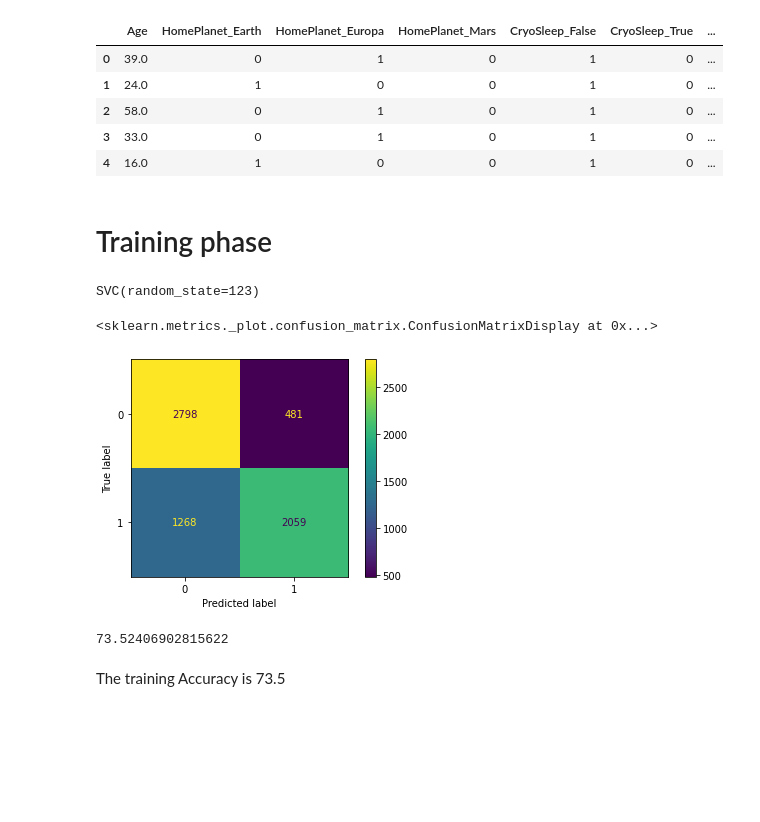
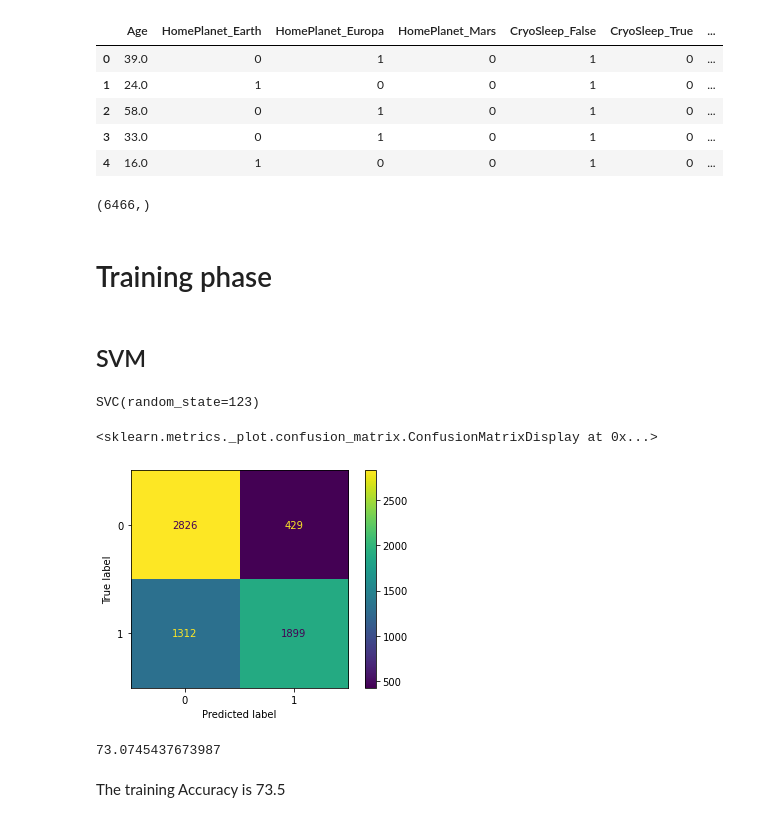
Before and after one commit to amindadgar/Spaceship-titanic-prediction, a Jupyter notebook: spaceshipprediction.ipynb, the cells around one changed output. Cells and saved outputs as stored; diff of their text form; code cells hidden in the pictures; blank space fills up the shorter version.

```diff
--- a/spaceshipprediction.ipynb
+++ b/spaceshipprediction.ipynb
@@ -204,6 +181,9 @@ dv.vocabulary_
 cols_training = ['HomePlanet', 'CryoSleep', 'VIP', 'Destination', 'Age']
 # %%
 df_train_X = pd.get_dummies(df_train_without_na[cols_training], columns=cols)
+# %%
+## drop the ages with zero values
+df_train_X = df_train_X.drop(df_train_X[df_train_X.Age == 0].index)
 # %%
 df_train_X.head()
 # %% [output]
@@ -214,9 +194,14 @@ df_train_X.head()
 | 3 | 33.0 | 0 | 1 | 0 | 1 | 0 | ... |
 | 4 | 16.0 | 1 | 0 | 0 | 1 | 0 | ... |
 # %%
-df_train_Y = df_train_without_na.Transported
+df_train_Y = df_train_without_na[df_train_without_na.Age != 0].Transported
+df_train_Y.shape
+# %% [output]
+(6466,)
 # %% [markdown]
 # Training phase
+# %% [markdown]
+## SVM
 # %%
 svm_model = SVC(random_state=123)
 svm_model.fit(df_train_X, df_train_Y)
@@ -224,20 +209,20 @@ svm_model.fit(df_train_X, df_train_Y)
 SVC(random_state=123)
 # %%
 train_pred = svm_model.predict(df_train_X)
-confusion_matrix = confusion_matrix(df_train_Y, train_pred)
+confusion_matrix_svm_trn = confusion_matrix(df_train_Y, train_pred)
 # %%
-ConfusionMatrixDisplay(confusion_matrix).plot()
+ConfusionMatrixDisplay(confusion_matrix_svm_trn).plot()
 # %% [output]
 <sklearn.metrics._plot.confusion_matrix.ConfusionMatrixDisplay at 0x...>
-[figure, old version]
+[figure, new version]
 # %%
 ## Accuracy
 acc = 0
 for i in range(0, 2):
-    acc += confusion_matrix[i, i]
+    acc += confusion_matrix_svm_trn[i, i]
 acc * 100 / len(train_pred)
 # %% [output]
-73.52406902815622
+73.0745437673987
 # %% [markdown]
 The training Accuracy is 73.5
 # %% [markdown]
```
Also changed, not shown: parts of 38 cells of this notebook.
